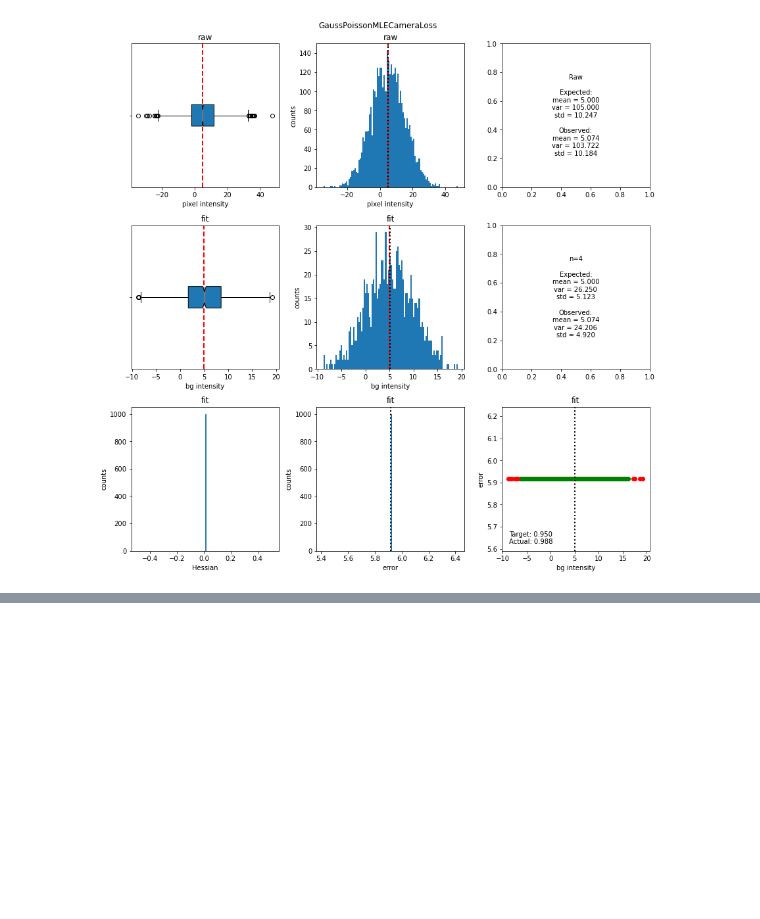
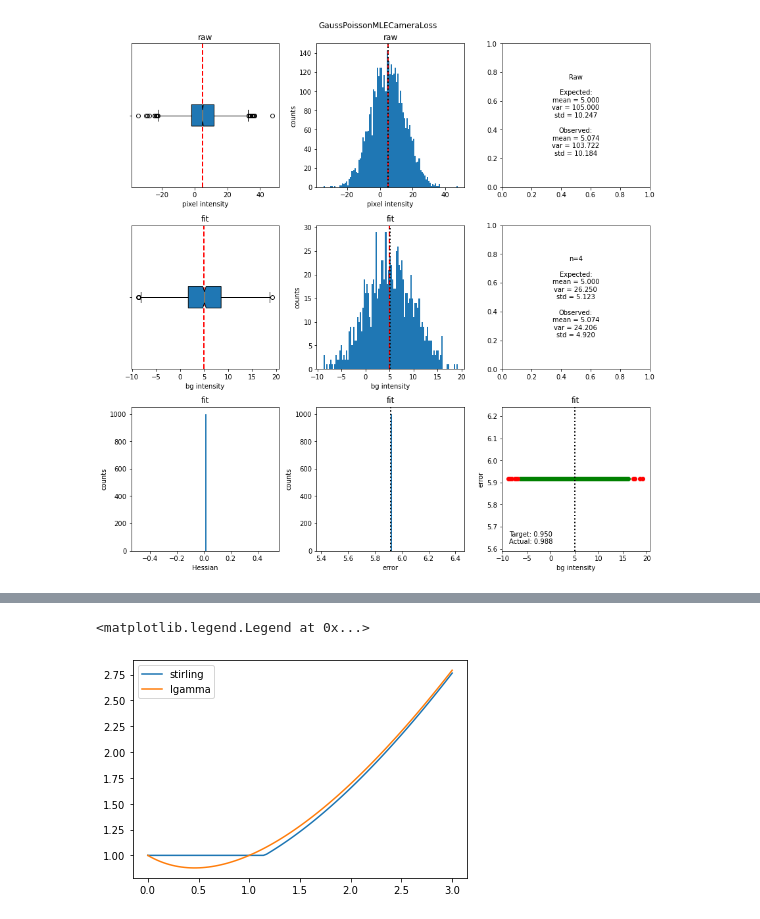
Before and after one commit to kkhchung/smlm-dl, a Jupyter notebook: smlm_dl/noise_tests.ipynb, the cells around one changed output, grey strips where cells are left out. Drawn from its saved outputs; the diff is of its cells as text; code cells hidden in the pictures; blank space fills up the shorter version.

```diff
--- a/smlm_dl/noise_tests.ipynb
+++ b/smlm_dl/noise_tests.ipynb
@@ -660,0 +729,17 @@ x1 = torch.rand((128, 1, 32, 32)) * 0
+# %%
+reload(loss)
+loss_func = loss.GaussPoissonMLECameraLoss(gain=1, offset=0, var=var, debug=False)
+
+n=101
+input = torch.tensor([1]).tile(n,1,1,1)
+target = torch.linspace(0, 3, n).reshape(-1,1,1,1)
+
+stirling_approx = loss_func._calculate_poisson_nll(input, target, factorial_appox='stirling')
+lgamma_approx = loss_func._calculate_poisson_nll(input, target, factorial_appox='lgamma')
+
+plot(target.squeeze(), stirling_approx.squeeze(), label="stirling")
+plot(target.squeeze(), lgamma_approx.squeeze(), label="lgamma")
+legend()
+# %% [output]
+<matplotlib.legend.Legend at 0x...>
+[figure, added]
```
Also changed, not shown: parts of 5 cells of this notebook, 2 other files.
